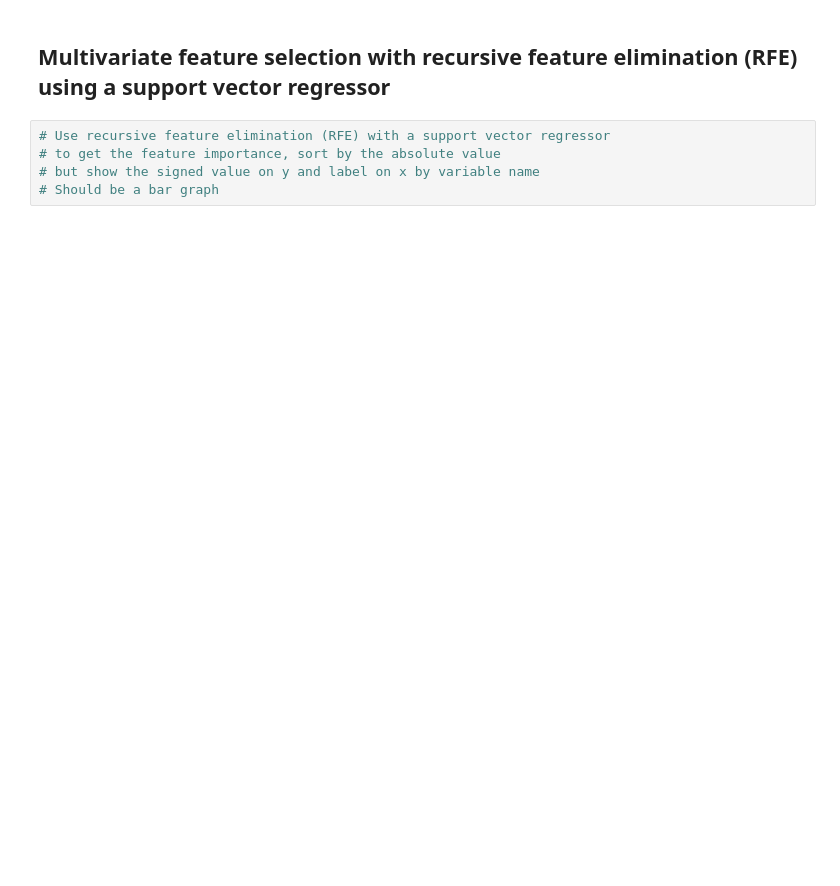
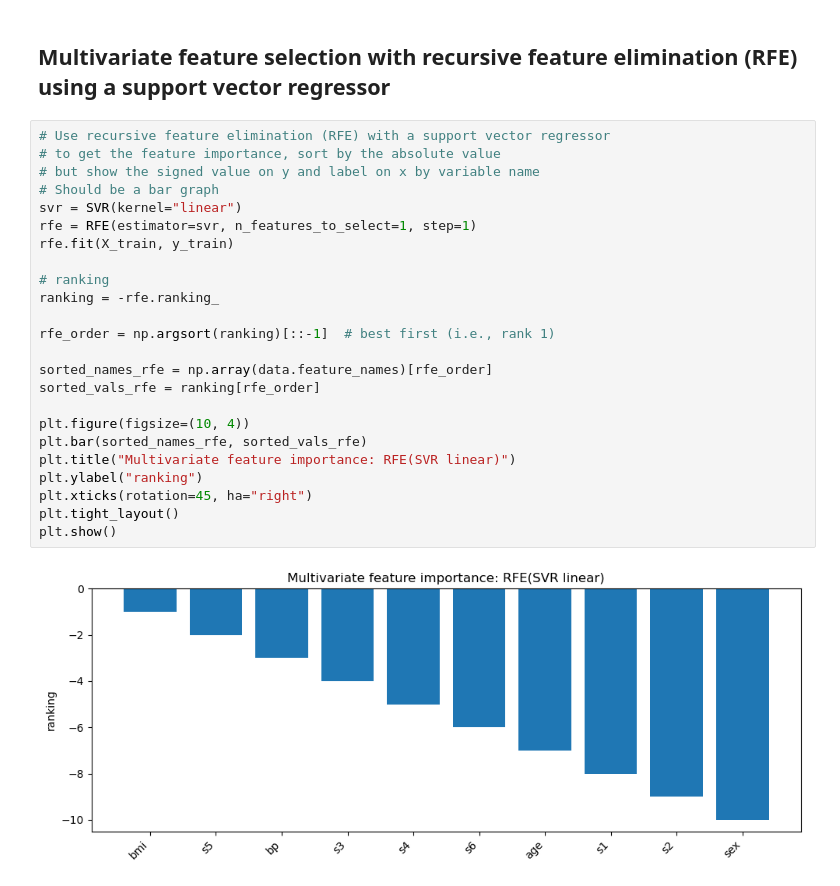
Before and after one commit to Mfershalov/hw4p6-Mfershalov, a Jupyter notebook: dsei2100s26hw4p6-feature-selection.ipynb, the cells around one changed output. Drawn from its saved outputs; the diff is of its cells as text; blank space fills up the shorter version.

```diff
--- a/dsei2100s26hw4p6-feature-selection.ipynb
+++ b/dsei2100s26hw4p6-feature-selection.ipynb
@@ -140,7 +212,28 @@ A Here:
 # %%
 # Use recursive feature elimination (RFE) with a support vector regressor
 # to get the feature importance, sort by the absolute value
 # but show the signed value on y and label on x by variable name
 # Should be a bar graph
+svr = SVR(kernel="linear")
+rfe = RFE(estimator=svr, n_features_to_select=1, step=1)
+rfe.fit(X_train, y_train)
+
+# ranking
+ranking = -rfe.ranking_
+
+rfe_order = np.argsort(ranking)[::-1]  # best first (i.e., rank 1)
+
+sorted_names_rfe = np.array(data.feature_names)[rfe_order]
+sorted_vals_rfe = ranking[rfe_order]
+
+plt.figure(figsize=(10, 4))
+plt.bar(sorted_names_rfe, sorted_vals_rfe)
+plt.title("Multivariate feature importance: RFE(SVR linear)")
+plt.ylabel("ranking")
+plt.xticks(rotation=45, ha="right")
+plt.tight_layout()
+plt.show()
+# %% [output]
+[figure, added]
 # %%
 # What are the top 5 features according to RFE with SVR?
```
Also changed, not shown: parts of 8 cells of this notebook.
